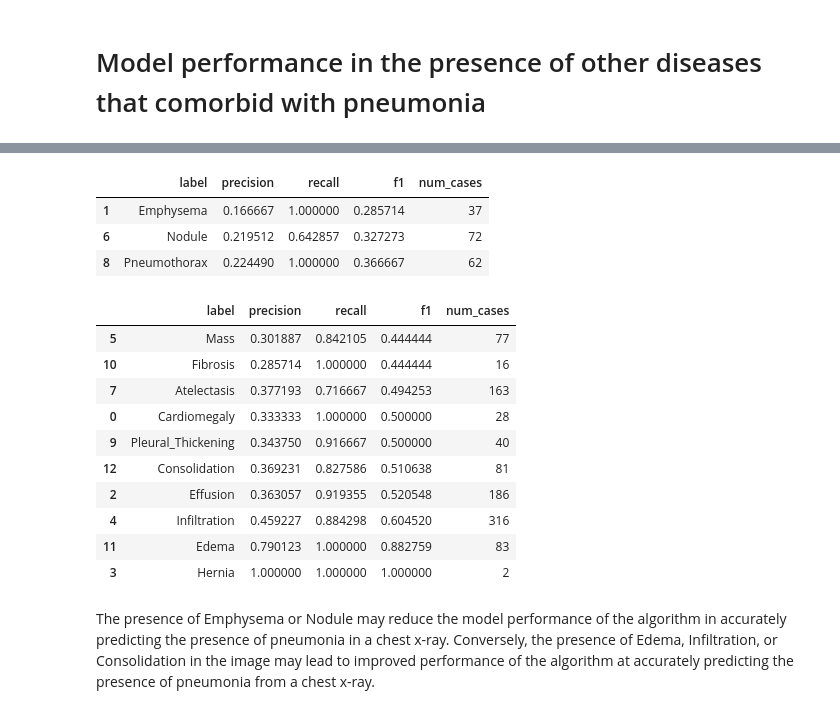
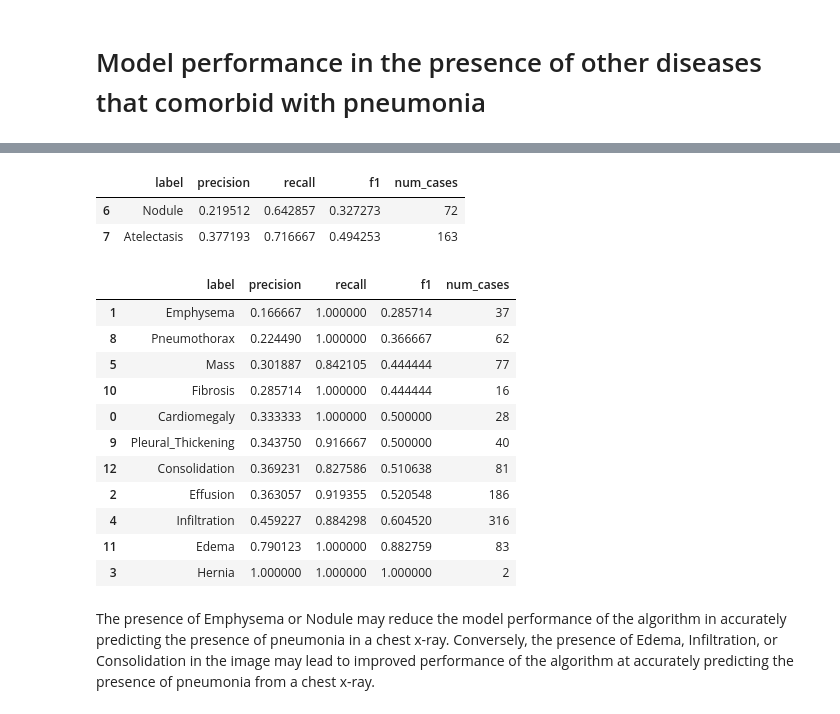
Before and after one commit to Thada-Jirajaras/Pneumonia-Detection-From-Chest-X-Rays, a Jupyter notebook: Build and train model.ipynb, the cells around one changed output, grey strips where cells are left out. Drawn from its saved outputs; the diff is of its cells as text; code cells hidden in the pictures.

```diff
--- a/Build and train model.ipynb
+++ b/Build and train model.ipynb
@@ -459,27 +462,27 @@ performance
 | 4 | Infiltration | 0.459227 | 0.884298 | 0.604520 | 316 |
 | 11 | Edema | 0.790123 | 1.000000 | 0.882759 | 83 |
 | 3 | Hernia | 1.000000 | 1.000000 | 1.000000 | 2 |
+# %%
+performance[(performance.recall < 0.8 )].sort_values('recall')
+# %% [output]
+|  | label | precision | recall | f1 | num_cases |
+| 6 | Nodule | 0.219512 | 0.642857 | 0.327273 | 72 |
+| 7 | Atelectasis | 0.377193 | 0.716667 | 0.494253 | 163 |
 # %%
-performance[(performance.f1 < 0.426 )].sort_values('f1')
+performance[(performance.recall >= 0.8)].sort_values('f1')
 # %% [output]
 |  | label | precision | recall | f1 | num_cases |
 | 1 | Emphysema | 0.166667 | 1.000000 | 0.285714 | 37 |
-| 6 | Nodule | 0.219512 | 0.642857 | 0.327273 | 72 |
 | 8 | Pneumothorax | 0.224490 | 1.000000 | 0.366667 | 62 |
+| 5 | Mass | 0.301887 | 0.842105 | 0.444444 | 77 |
+| 10 | Fibrosis | 0.285714 | 1.000000 | 0.444444 | 16 |
+| 0 | Cardiomegaly | 0.333333 | 1.000000 | 0.500000 | 28 |
+| 9 | Pleural_Thickening | 0.343750 | 0.916667 | 0.500000 | 40 |
+| 12 | Consolidation | 0.369231 | 0.827586 | 0.510638 | 81 |
+| 2 | Effusion | 0.363057 | 0.919355 | 0.520548 | 186 |
+| 4 | Infiltration | 0.459227 | 0.884298 | 0.604520 | 316 |
+| 11 | Edema | 0.790123 | 1.000000 | 0.882759 | 83 |
+| 3 | Hernia | 1.000000 | 1.000000 | 1.000000 | 2 |
-# %%
-performance[(performance.f1 > 0.426)].sort_values('f1')
-# %% [output]
-|  | label | precision | recall | f1 | num_cases |
-| 5 | Mass | 0.301887 | 0.842105 | 0.444444 | 77 |
-| 10 | Fibrosis | 0.285714 | 1.000000 | 0.444444 | 16 |
-| 7 | Atelectasis | 0.377193 | 0.716667 | 0.494253 | 163 |
-| 0 | Cardiomegaly | 0.333333 | 1.000000 | 0.500000 | 28 |
-| 9 | Pleural_Thickening | 0.343750 | 0.916667 | 0.500000 | 40 |
-| 12 | Consolidation | 0.369231 | 0.827586 | 0.510638 | 81 |
-| 2 | Effusion | 0.363057 | 0.919355 | 0.520548 | 186 |
-| 4 | Infiltration | 0.459227 | 0.884298 | 0.604520 | 316 |
-| 11 | Edema | 0.790123 | 1.000000 | 0.882759 | 83 |
-| 3 | Hernia | 1.000000 | 1.000000 | 1.000000 | 2 |
 # %% [markdown]
 The presence of Emphysema or Nodule may reduce the model performance of the algorithm in accurately predicting the presence of pneumonia in a chest x-ray. Conversely, the presence of Edema, Infiltration, or Consolidation in the image may lead to improved performance of the algorithm at accurately predicting the presence of pneumonia from a chest x-ray.
 # %% [markdown]
```
Also changed, not shown: parts of 2 cells of this notebook, 2 other files.
